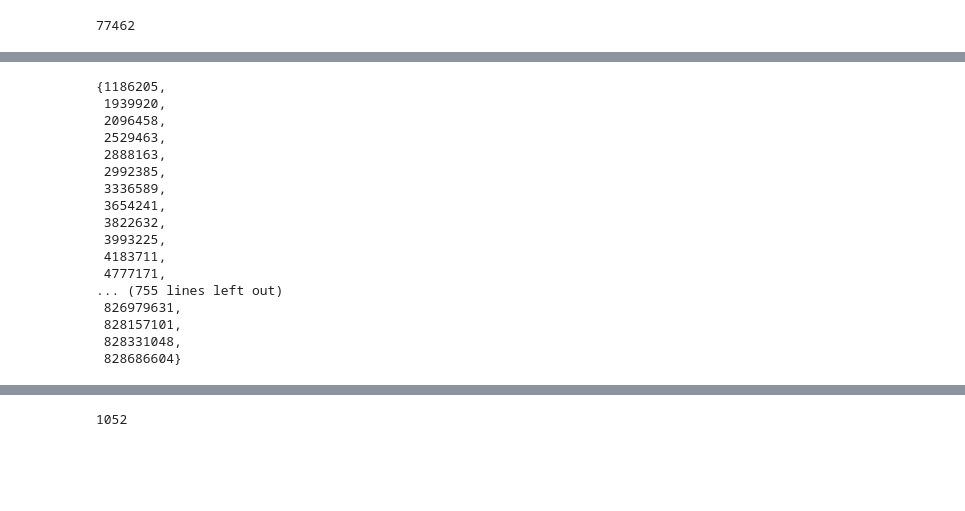
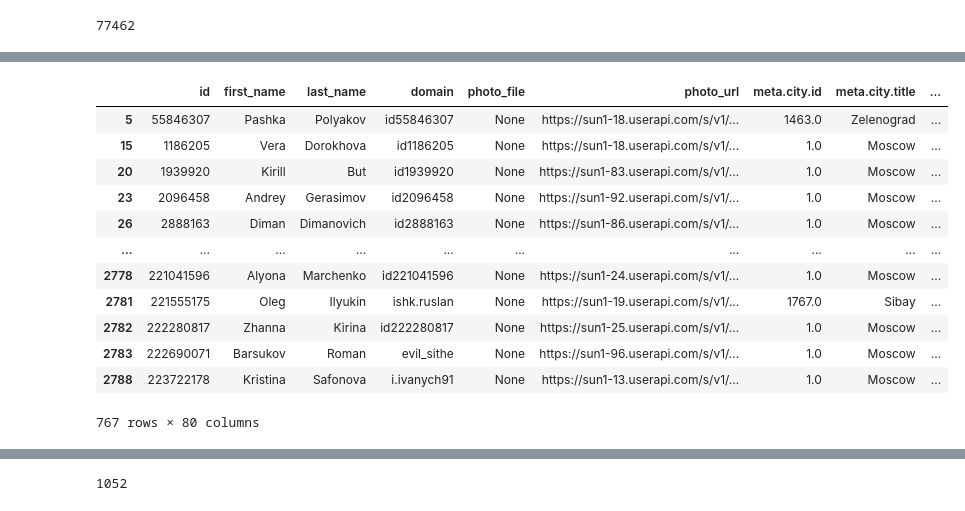
Before and after one commit to crewch/ai-labs, a Jupyter notebook: lab1/notebooks/data_preprocessing.ipynb, the cells around one changed output, grey strips where cells are left out. Drawn from its saved outputs; the diff is of its cells as text; code cells hidden in the pictures; blank space fills up the shorter version.

```diff
--- a/lab1/notebooks/data_preprocessing.ipynb
+++ b/lab1/notebooks/data_preprocessing.ipynb
@@ -87,3 +223,9 @@ is_friend
 False    85884
 True       255
 Name: count, dtype: int64
+# %%
+edges = pd.read_csv('../../edges.csv')
+sampled_edges = edges.drop_duplicates(subset='target_user_id')
+sampled_edges = sampled_edges.sample(n=100)
+set_ids = set(sampled_edges['target_user_id']) | set(sampled_edges['interactor_id'])
+len(set_ids)
@@ -199,20 +363,16 @@ len(edges['interactor_id'].value_counts())
 # %%
-set(edges['interactor_id']) & set(edges['target_user_id'])
+nodes[nodes['id'].isin((set(edges['interactor_id']) & set(edges['target_user_id'])))]
 # %% [output]
+|  | id | first_name | last_name | domain | photo_file | photo_url | meta.city.id | meta.city.title | ... |
+| 5 | 55846307 | Pashka | Polyakov | id55846307 | None | https://sun1-18.userapi.com/s/v1/... | 1463.0 | Zelenograd | ... |
+| 15 | 1186205 | Vera | Dorokhova | id1186205 | None | https://sun1-18.userapi.com/s/v1/... | 1.0 | Moscow | ... |
+| 20 | 1939920 | Kirill | But | id1939920 | None | https://sun1-83.userapi.com/s/v1/... | 1.0 | Moscow | ... |
+| 23 | 2096458 | Andrey | Gerasimov | id2096458 | None | https://sun1-92.userapi.com/s/v1/... | 1.0 | Moscow | ... |
+| 26 | 2888163 | Diman | Dimanovich | id2888163 | None | https://sun1-86.userapi.com/s/v1/... | 1.0 | Moscow | ... |
+| ... | ... | ... | ... | ... | ... | ... | ... | ... | ... |
+| 2778 | 221041596 | Alyona | Marchenko | id221041596 | None | https://sun1-24.userapi.com/s/v1/... | 1.0 | Moscow | ... |
+| 2781 | 221555175 | Oleg | Ilyukin | ishk.ruslan | None | https://sun1-19.userapi.com/s/v1/... | 1767.0 | Sibay | ... |
+| 2782 | 222280817 | Zhanna | Kirina | id222280817 | None | https://sun1-25.userapi.com/s/v1/... | 1.0 | Moscow | ... |
+| 2783 | 222690071 | Barsukov | Roman | evil_sithe | None | https://sun1-96.userapi.com/s/v1/... | 1.0 | Moscow | ... |
+| 2788 | 223722178 | Kristina | Safonova | i.ivanych91 | None | https://sun1-13.userapi.com/s/v1/... | 1.0 | Moscow | ... |
-{1186205,
- 1939920,
- 2096458,
- 2529463,
- 2888163,
- 2992385,
- 3336589,
- 3654241,
- 3822632,
- 3993225,
- 4183711,
- 4777171,
-... (755 lines left out)
- 826979631,
- 828157101,
- 828331048,
- 828686604}
+767 rows × 80 columns
```
Also changed, not shown: parts of 17 cells of this notebook, 14 other files.
